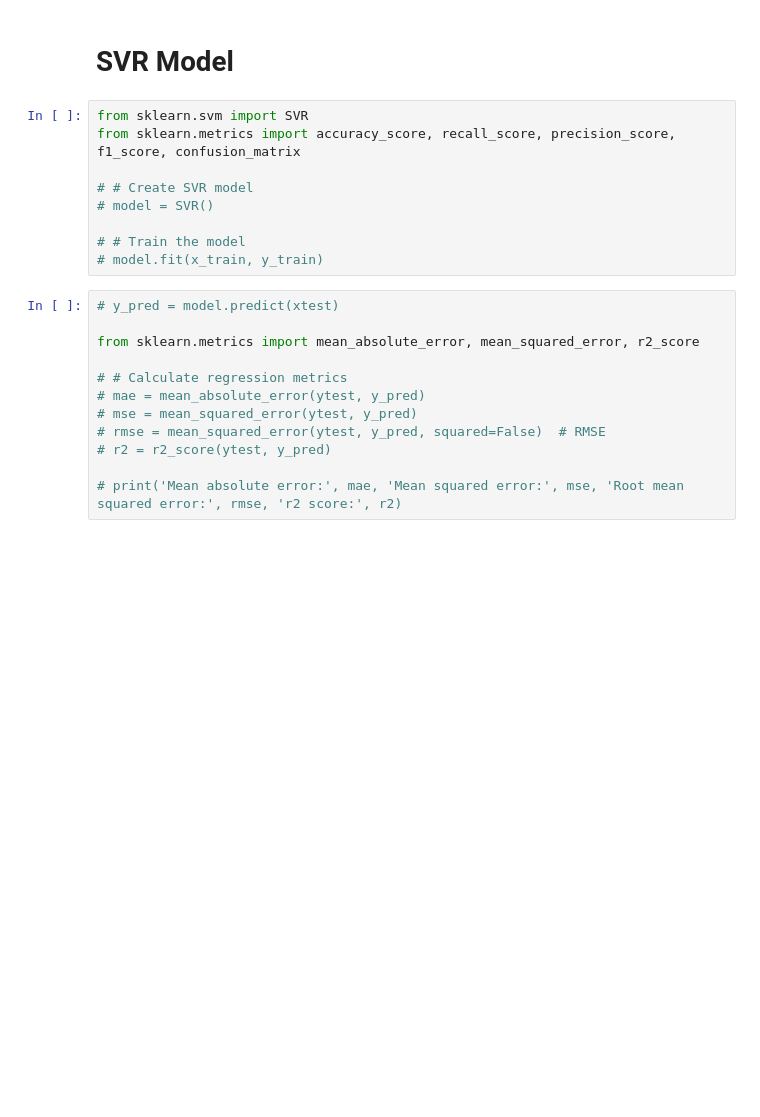
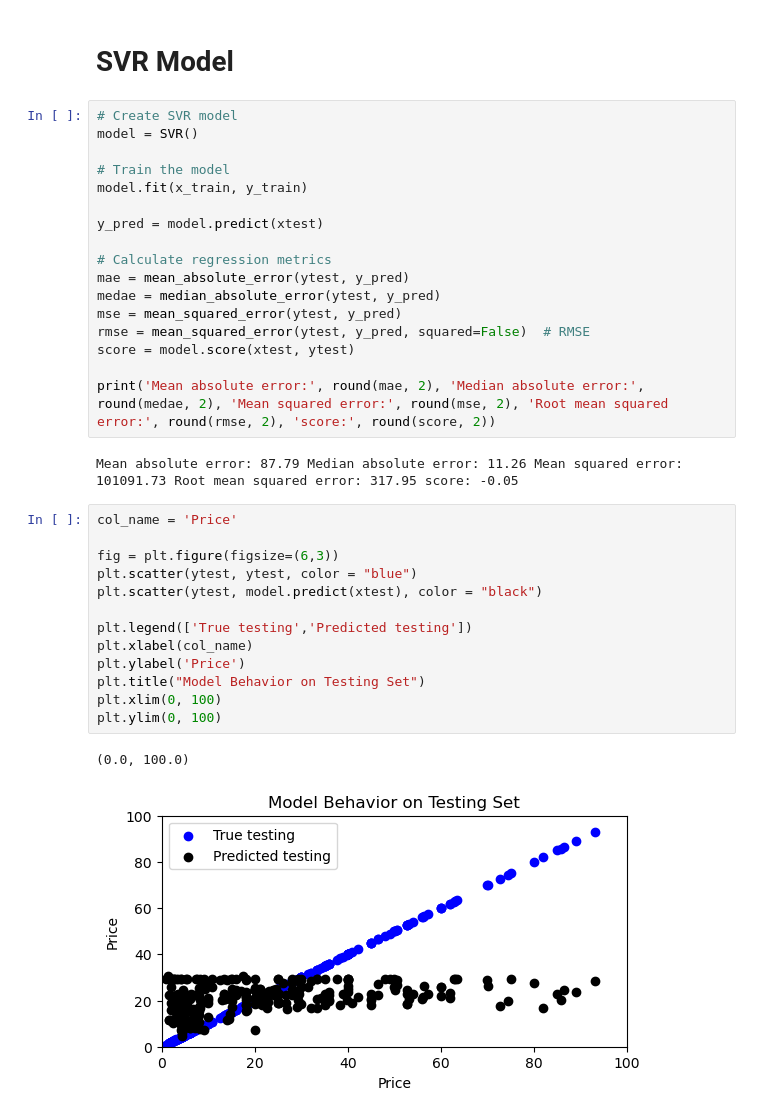
Before and after one commit to evanrootness/EtsyDSProject, a Jupyter notebook: notebooks_models/model_1.ipynb, the cells around one changed output. Drawn from its saved outputs; the diff is of its cells as text; blank space fills up the shorter version.

```diff
--- a/notebooks_models/model_1.ipynb
+++ b/notebooks_models/model_1.ipynb
@@ -30,25 +38,39 @@ x_train, xtest, y_train, ytest = train_test_split(data.iloc[:, 5:],
                                                   data.iloc[:, 1], test_size=0.3, random_state=0)
 # %% [markdown]
 # SVR Model
-# %%
-from sklearn.svm import SVR
-from sklearn.metrics import accuracy_score, recall_score, precision_score, f1_score, confusion_matrix
-
-# # Create SVR model
-# model = SVR()
-
-# # Train the model
-# model.fit(x_train, y_train)
 # %%
-# y_pred = model.predict(xtest)
+# Create SVR model
+model = SVR()
 
-from sklearn.metrics import mean_absolute_error, mean_squared_error, r2_score
+# Train the model
+model.fit(x_train, y_train)
 
-# # Calculate regression metrics
-# mae = mean_absolute_error(ytest, y_pred)
-# mse = mean_squared_error(ytest, y_pred)
-# rmse = mean_squared_error(ytest, y_pred, squared=False)  # RMSE
-# r2 = r2_score(ytest, y_pred)
+y_pred = model.predict(xtest)
 
-# print('Mean absolute error:', mae, 'Mean squared error:', mse, 'Root mean squared error:', rmse, 'r2 score:', r2)
+# Calculate regression metrics
+mae = mean_absolute_error(ytest, y_pred)
+medae = median_absolute_error(ytest, y_pred)
+mse = mean_squared_error(ytest, y_pred)
+rmse = mean_squared_error(ytest, y_pred, squared=False)  # RMSE
+score = model.score(xtest, ytest)
+
+print('Mean absolute error:', round(mae, 2), 'Median absolute error:', round(medae, 2), 'Mean squared error:', round(mse, 2), 'Root mean squared error:', round(rmse, 2), 'score:', round(score, 2))
+# %% [output]
+Mean absolute error: 87.79 Median absolute error: 11.26 Mean squared error: 101091.73 Root mean squared error: 317.95 score: -0.05
+# %%
+col_name = 'Price'
+
+fig = plt.figure(figsize=(6,3))
+plt.scatter(ytest, ytest, color = "blue")
+plt.scatter(ytest, model.predict(xtest), color = "black")
+
+plt.legend(['True testing','Predicted testing'])
+plt.xlabel(col_name)
+plt.ylabel('Price')
+plt.title("Model Behavior on Testing Set")
+plt.xlim(0, 100)
+plt.ylim(0, 100)
+# %% [output]
+(0.0, 100.0)
+[figure, added]
 # %%
```
Also changed, not shown: parts of 19 cells of this notebook, 2 other files.
